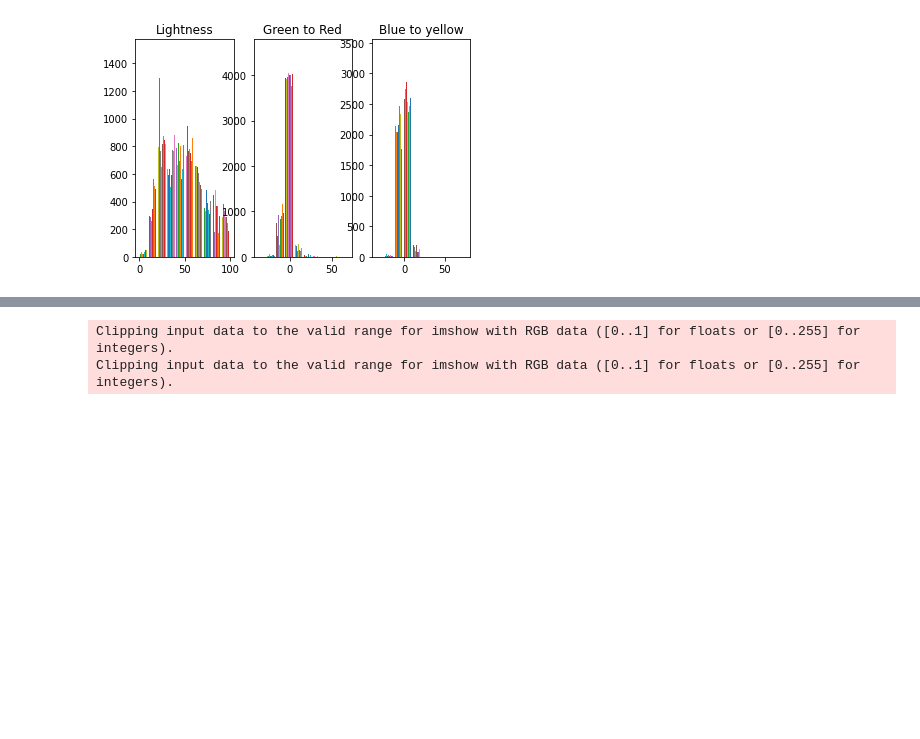
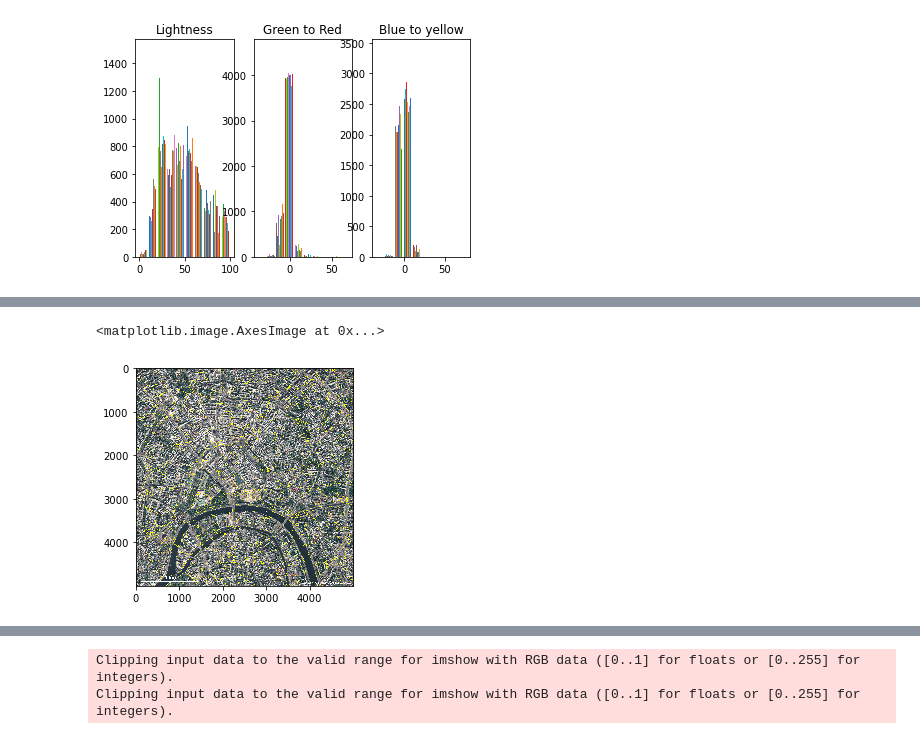
Before and after one commit to luizfysouza/TP-IMA201, a Jupyter notebook: Untitled.ipynb, the cells around one changed output, grey strips where cells are left out. Saved outputs shown, nothing was run; the diff lists cells and outputs as text; code cells hidden in the pictures; blank space fills up the shorter version.

```diff
--- a/Untitled.ipynb
+++ b/Untitled.ipynb
@@ -82,0 +115,5 @@ plt.show()
+# %%
+im = skio.imread('imgs/sp.jpg')
+im_lab = ski.color.rgb2lab(im)
+segments = slic(im_lab, n_segments = 1000, sigma = 1, convert2lab=False)
+print(segments)
@@ -82,0 +128,5 @@ plt.show()
+# %%
+plt.imshow(mark_boundaries(im, segments))
+# %% [output]
+<matplotlib.image.AxesImage at 0x...>
+[figure, added]
```
Also changed, not shown: parts of 10 cells of this notebook.
